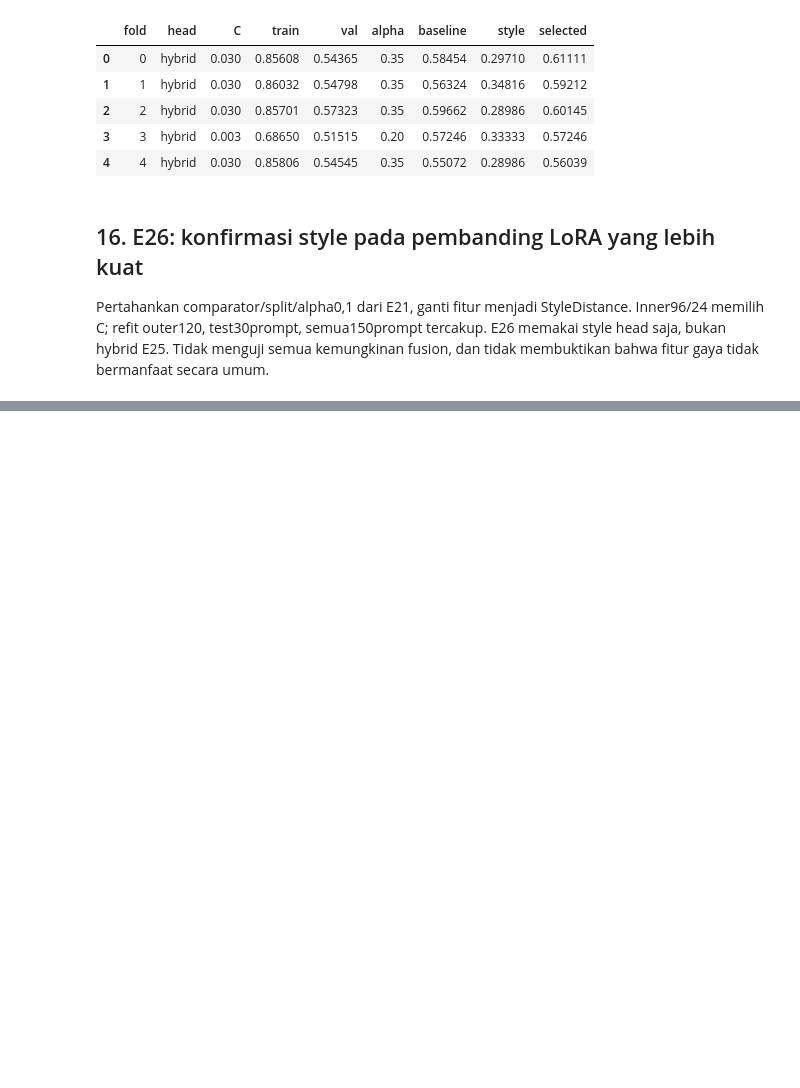
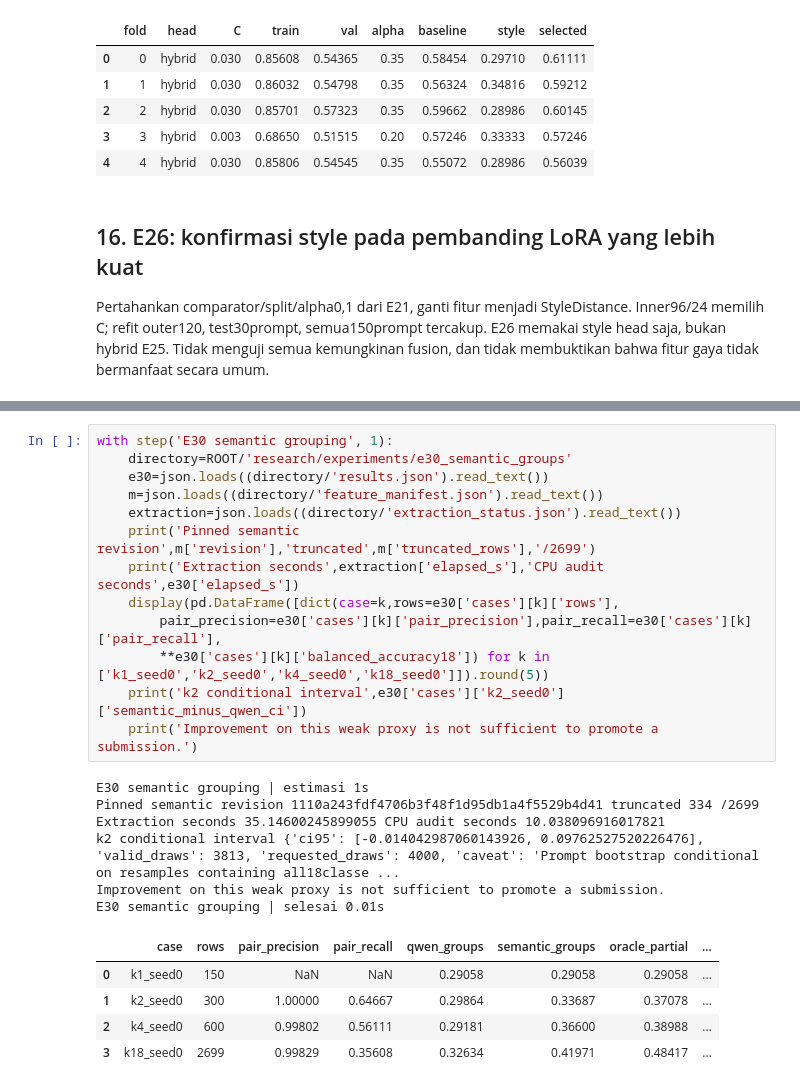
Before and after one commit to yauwes/name-that-llm-sota-pipeline, a Jupyter notebook: ntl_session_20261103.ipynb, the cells around one changed output, grey strips where cells are left out. Saved outputs shown, nothing was run; the diff lists cells and outputs as text; blank space fills up the shorter version.

```diff
--- a/ntl_session_20261103.ipynb
+++ b/ntl_session_20261103.ipynb
@@ -601,0 +697,25 @@ E26 scope confirmation | selesai 0.01s
+# %%
+with step('E30 semantic grouping', 1):
+    directory=ROOT/'research/experiments/e30_semantic_groups'
+    e30=json.loads((directory/'results.json').read_text())
+    m=json.loads((directory/'feature_manifest.json').read_text())
+    extraction=json.loads((directory/'extraction_status.json').read_text())
+    print('Pinned semantic revision',m['revision'],'truncated',m['truncated_rows'],'/2699')
+    print('Extraction seconds',extraction['elapsed_s'],'CPU audit seconds',e30['elapsed_s'])
+    display(pd.DataFrame([dict(case=k,rows=e30['cases'][k]['rows'],
+        pair_precision=e30['cases'][k]['pair_precision'],pair_recall=e30['cases'][k]['pair_recall'],
+        **e30['cases'][k]['balanced_accuracy18']) for k in ['k1_seed0','k2_seed0','k4_seed0','k18_seed0']]).round(5))
+    print('k2 conditional interval',e30['cases']['k2_seed0']['semantic_minus_qwen_ci'])
+    print('Improvement on this weak proxy is not sufficient to promote a submission.')
+# %% [output]
+E30 semantic grouping | estimasi 1s
+Pinned semantic revision 1110a243fdf4706b3f48f1d95db1a4f5529b4d41 truncated 334 /2699
+Extraction seconds 35.14600245899055 CPU audit seconds 10.038096916017821
+k2 conditional interval {'ci95': [-0.014042987060143926, 0.09762527520226476], 'valid_draws': 3813, 'requested_draws': 4000, 'caveat': 'Prompt bootstrap conditional on resamples containing all18classe ...
+Improvement on this weak proxy is not sufficient to promote a submission.
+E30 semantic grouping | selesai 0.01s
+|  | case | rows | pair_precision | pair_recall | qwen_groups | semantic_groups | oracle_partial | ... |
+| 0 | k1_seed0 | 150 | NaN | NaN | 0.29058 | 0.29058 | 0.29058 | ... |
+| 1 | k2_seed0 | 300 | 1.00000 | 0.64667 | 0.29864 | 0.33687 | 0.37078 | ... |
+| 2 | k4_seed0 | 600 | 0.99802 | 0.56111 | 0.29181 | 0.36600 | 0.38988 | ... |
+| 3 | k18_seed0 | 2699 | 0.99829 | 0.35608 | 0.32634 | 0.41971 | 0.48417 | ... |
```
Also changed, not shown: parts of 20 cells of this notebook, 6 other files.
